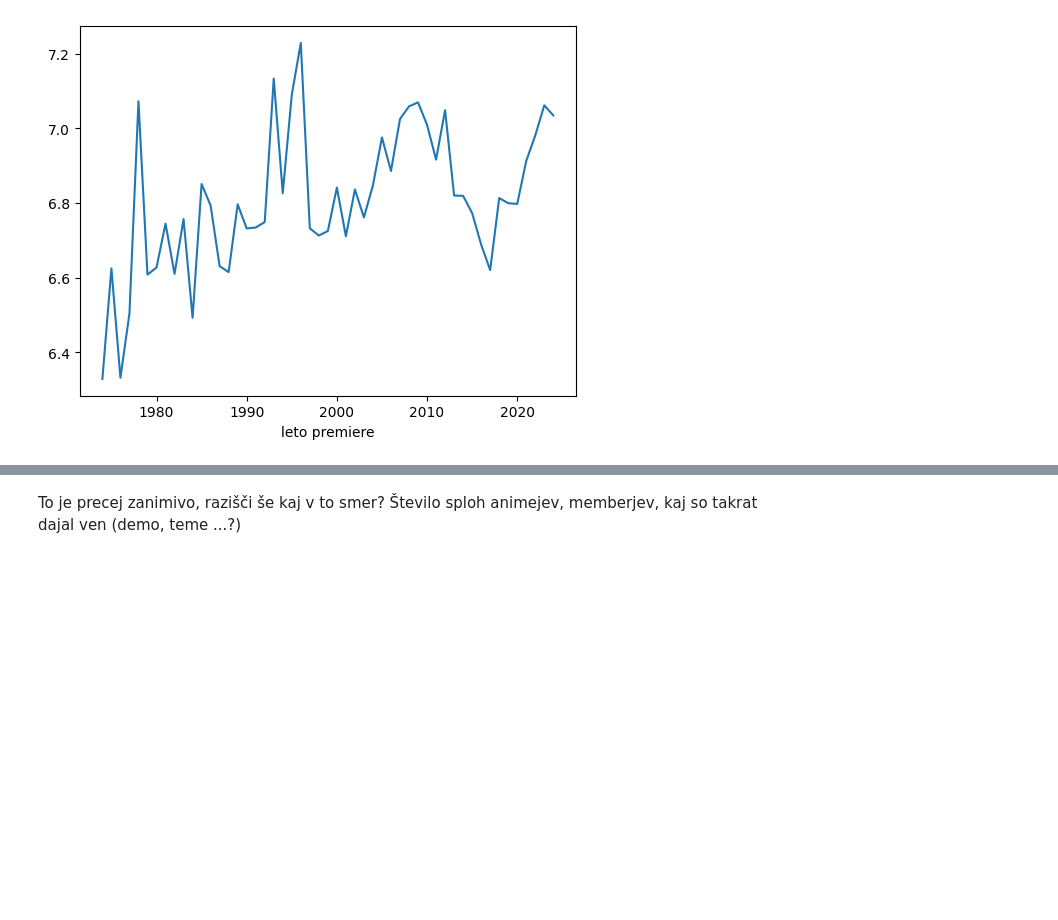
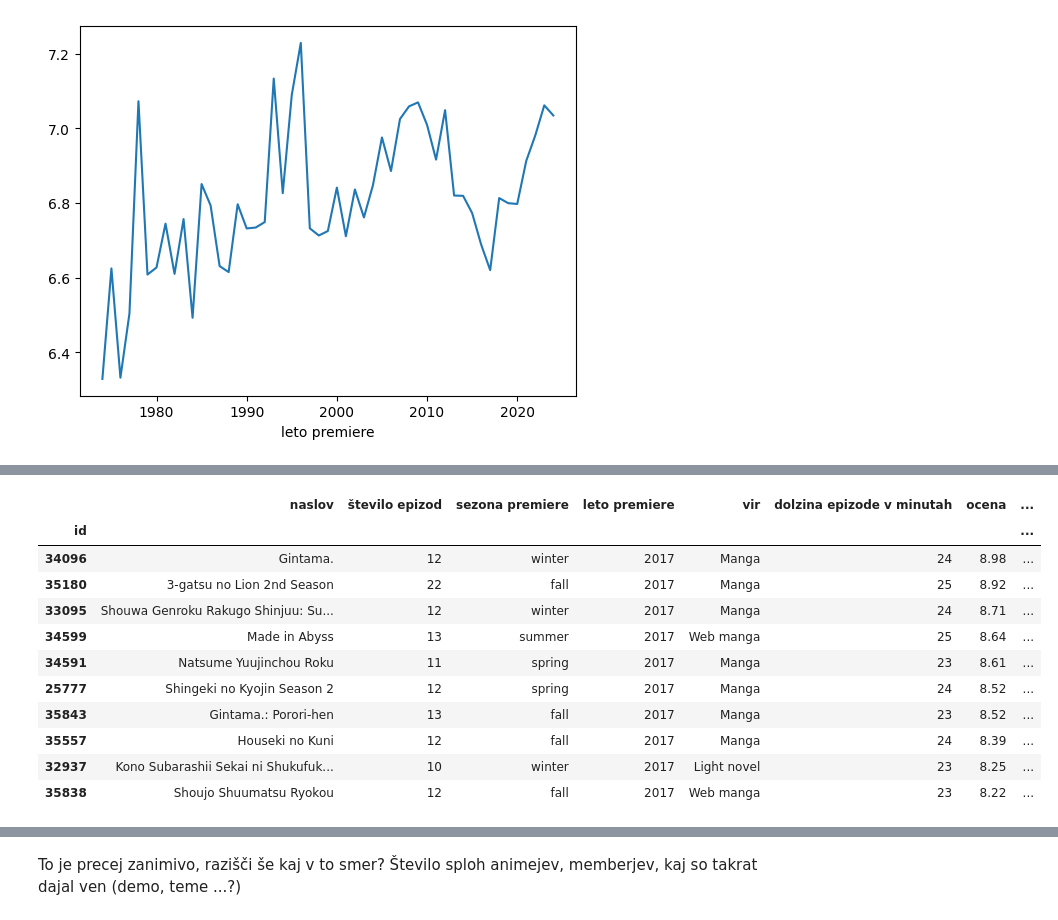
Before and after one commit to lrozman/Projektna-naloga-UVP---Rozman-Lara, a Jupyter notebook: analiza.ipynb, the cells around one changed output, grey strips where cells are left out. Cells and saved outputs as stored; diff of their text form; code cells hidden in the pictures; blank space fills up the shorter version.

Commit message:
Dodani manjši vpogledi pri grafu povprečnih ocen anime-jev po letih.

```diff
--- a/analiza.ipynb
+++ b/analiza.ipynb
@@ -134,0 +165,15 @@ ocene_po_letih.plot()
+# %%
+VSI_ANIME[VSI_ANIME["leto premiere"] == 2017].sort_values("ocena", ascending=False).head(10)
+# %% [output]
+|  | naslov | število epizod | sezona premiere | leto premiere | vir | dolzina epizode v minutah | ocena | ... |
+| id |  |  |  |  |  |  |  | ... |
+| 34096 | Gintama. | 12 | winter | 2017 | Manga | 24 | 8.98 | ... |
+| 35180 | 3-gatsu no Lion 2nd Season | 22 | fall | 2017 | Manga | 25 | 8.92 | ... |
+| 33095 | Shouwa Genroku Rakugo Shinjuu: Su... | 12 | winter | 2017 | Manga | 24 | 8.71 | ... |
+| 34599 | Made in Abyss | 13 | summer | 2017 | Web manga | 25 | 8.64 | ... |
+| 34591 | Natsume Yuujinchou Roku | 11 | spring | 2017 | Manga | 23 | 8.61 | ... |
+| 25777 | Shingeki no Kyojin Season 2 | 12 | spring | 2017 | Manga | 24 | 8.52 | ... |
+| 35843 | Gintama.: Porori-hen | 13 | fall | 2017 | Manga | 23 | 8.52 | ... |
+| 35557 | Houseki no Kuni | 12 | fall | 2017 | Manga | 24 | 8.39 | ... |
+| 32937 | Kono Subarashii Sekai ni Shukufuk... | 10 | winter | 2017 | Light novel | 23 | 8.25 | ... |
+| 35838 | Shoujo Shuumatsu Ryokou | 12 | fall | 2017 | Web manga | 23 | 8.22 | ... |
```
Also changed, not shown: parts of 8 cells of this notebook.
